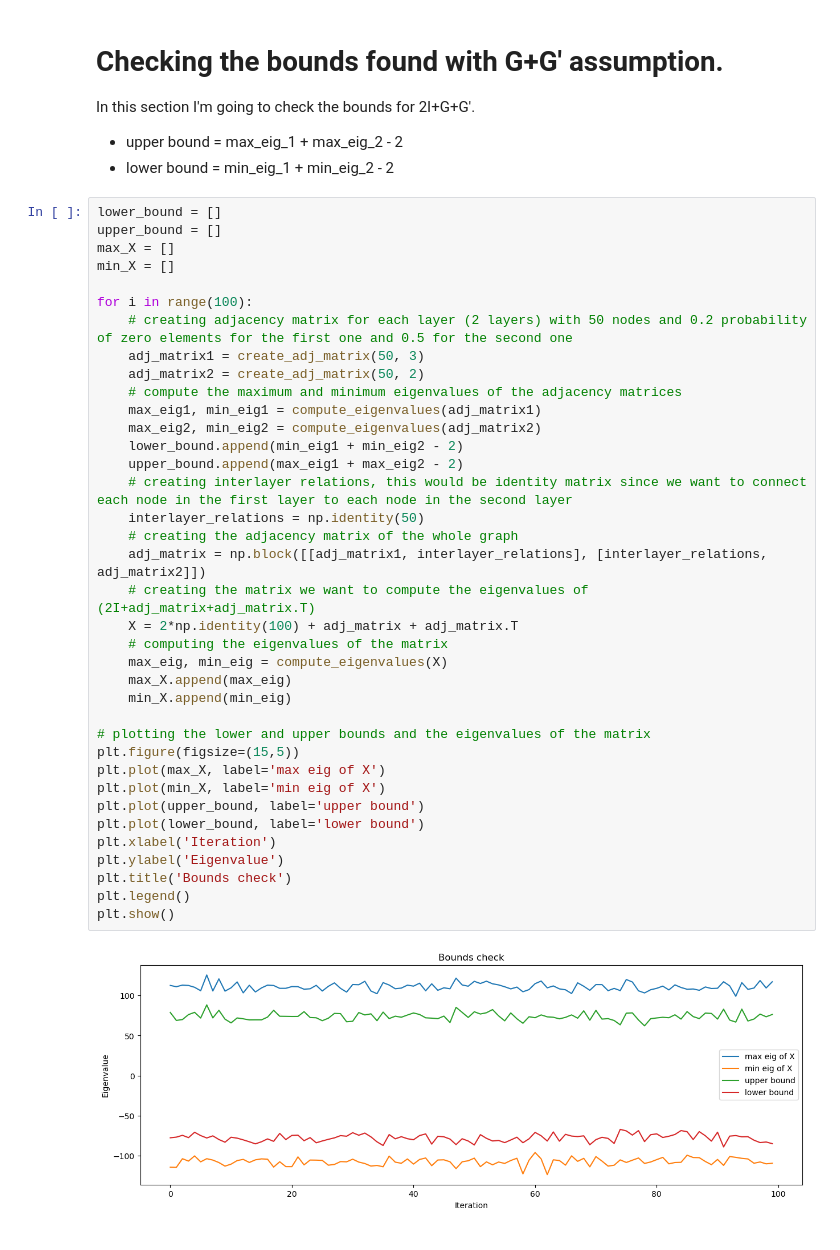
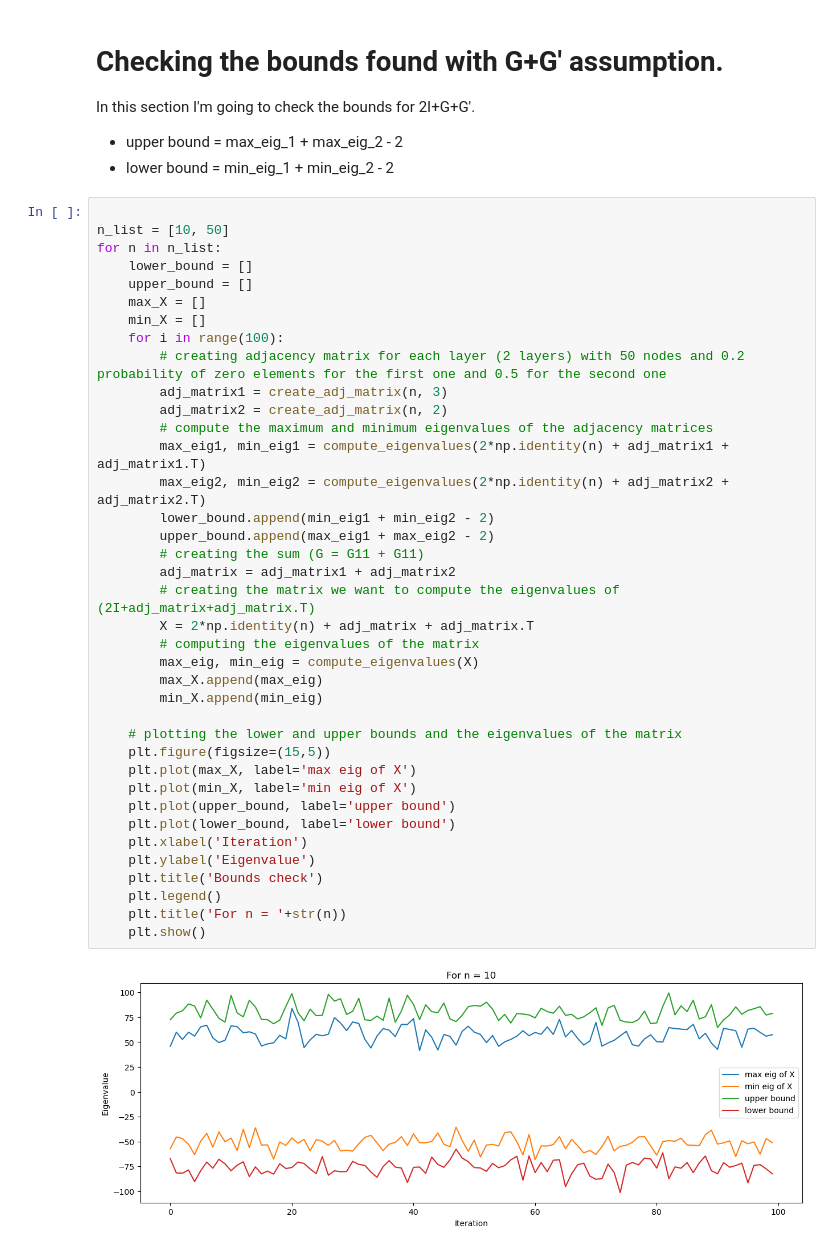
Before and after one commit to RamanEbrahimi/Network-Science, a Jupyter notebook: Research-related/pmatrix.ipynb, the cells around one changed output. Cells and saved outputs as stored; diff of their text form.

Commit message:
Upper and lower bound check

```diff
--- a/Research-related/pmatrix.ipynb
+++ b/Research-related/pmatrix.ipynb
@@ -95,41 +95,42 @@ In this section I'm going to check the bounds for 2I+G+G'.
 - upper bound = max_eig_1 + max_eig_2 - 2
 - lower bound = min_eig_1 + min_eig_2 - 2
 # %%
-lower_bound = []
-upper_bound = []
-max_X = []
-min_X = []
 
-for i in range(100):
-    # creating adjacency matrix for each layer (2 layers) with 50 nodes and 0.2 probability of zero elements for the first one and 0.5 for the second one
-    adj_matrix1 = create_adj_matrix(50, 3)
-    adj_matrix2 = create_adj_matrix(50, 2)
-    # compute the maximum and minimum eigenvalues of the adjacency matrices
-    max_eig1, min_eig1 = compute_eigenvalues(adj_matrix1)
-    max_eig2, min_eig2 = compute_eigenvalues(adj_matrix2)
-    lower_bound.append(min_eig1 + min_eig2 - 2)
-    upper_bound.append(max_eig1 + max_eig2 - 2)
-    # creating interlayer relations, this would be identity matrix since we want to connect each node in the first layer to each node in the second layer
-    interlayer_relations = np.identity(50)
-    # creating the adjacency matrix of the whole graph
-    adj_matrix = np.block([[adj_matrix1, interlayer_relations], [interlayer_relations, adj_matrix2]])
-    # creating the matrix we want to compute the eigenvalues of (2I+adj_matrix+adj_matrix.T)
-    X = 2*np.identity(100) + adj_matrix + adj_matrix.T
-    # computing the eigenvalues of the matrix
-    max_eig, min_eig = compute_eigenvalues(X)
-    max_X.append(max_eig)
-    min_X.append(min_eig)
+n_list = [10, 50]
+for n in n_list:
+    lower_bound = []
+    upper_bound = []
+    max_X = []
+    min_X = []
+    for i in range(100):
+        # creating adjacency matrix for each layer (2 layers) with 50 nodes and 0.2 probability of zero elements for the first one and 0.5 for the second one
+        adj_matrix1 = create_adj_matrix(n, 3)
+        adj_matrix2 = create_adj_matrix(n, 2)
+        # compute the maximum and minimum eigenvalues of the adjacency matrices
+        max_eig1, min_eig1 = compute_eigenvalues(2*np.identity(n) + adj_matrix1 + adj_matrix1.T)
+        max_eig2, min_eig2 = compute_eigenvalues(2*np.identity(n) + adj_matrix2 + adj_matrix2.T)
+        lower_bound.append(min_eig1 + min_eig2 - 2)
+        upper_bound.append(max_eig1 + max_eig2 - 2)
+        # creating the sum (G = G11 + G11)
+        adj_matrix = adj_matrix1 + adj_matrix2
+        # creating the matrix we want to compute the eigenvalues of (2I+adj_matrix+adj_matrix.T)
+        X = 2*np.identity(n) + adj_matrix + adj_matrix.T
+        # computing the eigenvalues of the matrix
+        max_eig, min_eig = compute_eigenvalues(X)
+        max_X.append(max_eig)
+        min_X.append(min_eig)
 
-# plotting the lower and upper bounds and the eigenvalues of the matrix
-plt.figure(figsize=(15,5))
-plt.plot(max_X, label='max eig of X')
-plt.plot(min_X, label='min eig of X')
-plt.plot(upper_bound, label='upper bound')
-plt.plot(lower_bound, label='lower bound')
-plt.xlabel('Iteration')
-plt.ylabel('Eigenvalue')
-plt.title('Bounds check')
-plt.legend()
-plt.show()
+    # plotting the lower and upper bounds and the eigenvalues of the matrix
+    plt.figure(figsize=(15,5))
+    plt.plot(max_X, label='max eig of X')
+    plt.plot(min_X, label='min eig of X')
+    plt.plot(upper_bound, label='upper bound')
+    plt.plot(lower_bound, label='lower bound')
+    plt.xlabel('Iteration')
+    plt.ylabel('Eigenvalue')
+    plt.title('Bounds check')
+    plt.legend()
+    plt.title('For n = '+str(n))
+    plt.show()
 # %% [output]
-[figure, old version]
+[figure, new version]
```
Also changed, not shown: parts of 1 cell of this notebook, 7 other files.
